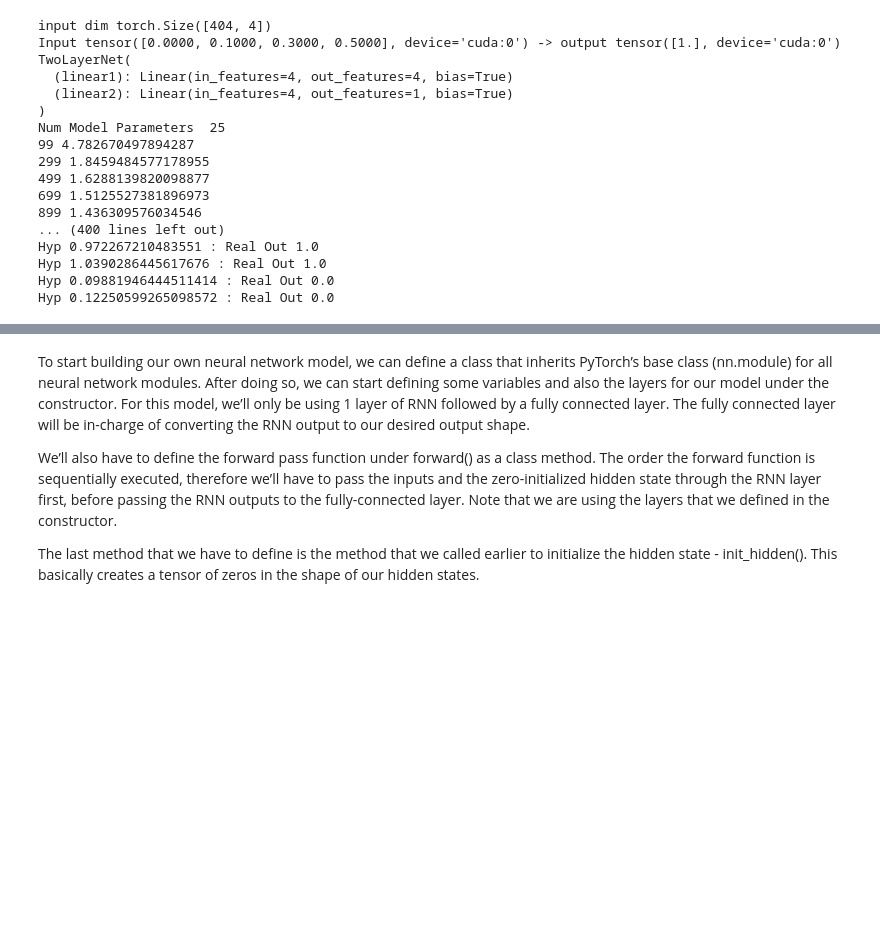
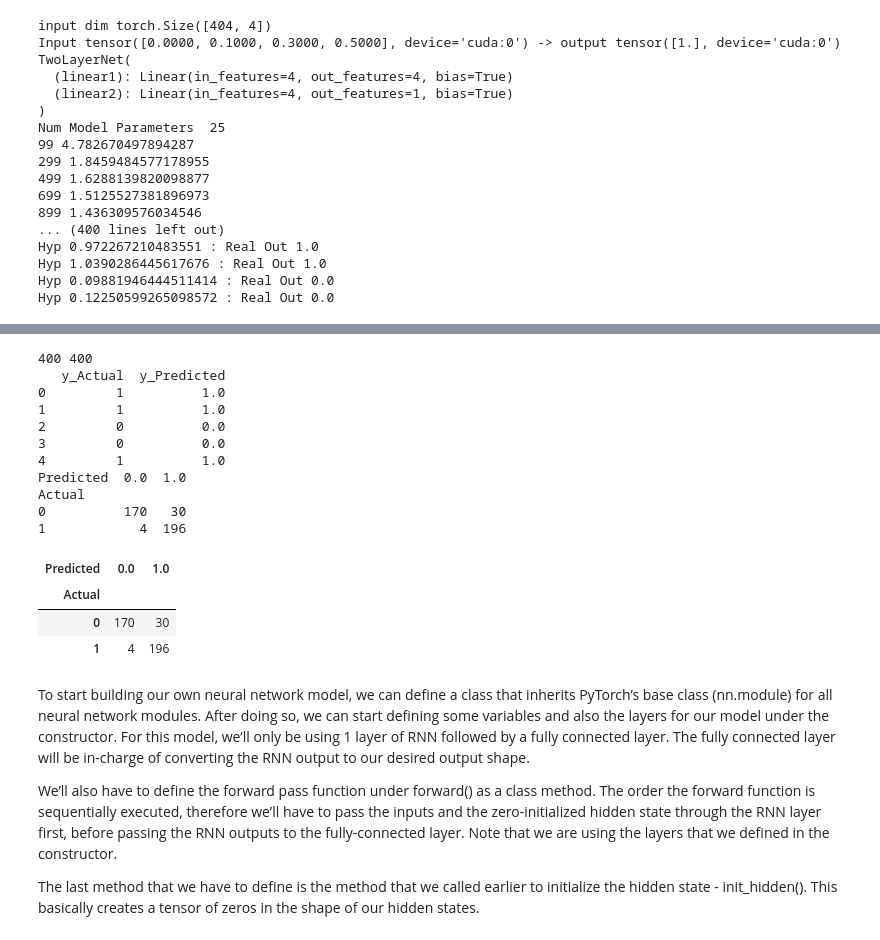
Before and after one commit to TzurV/scraper, a Jupyter notebook: WhatToDo.ipynb, the cells around one changed output, grey strips where cells are left out. Cells and saved outputs as stored; diff of their text form; code cells hidden in the pictures; blank space fills up the shorter version.

```diff
--- a/WhatToDo.ipynb
+++ b/WhatToDo.ipynb
@@ -255,3 +324,52 @@ Hyp 0.12250599265098572 : Real Out 0.0
+# %%
+XEvalData = npPos
+YEvalData = npOut
+for ii in range(99):
+    noise = np.random.normal(size=(4,4)) #/ 5
+    npPos1 = npPos+noise
+    XEvalData = np.concatenate((XEvalData, npPos1), axis=0)
+    YEvalData = np.concatenate((YEvalData, npOut ), axis=0)
+
+
+# evaluate
+x = torch.from_numpy(XEvalData.astype(np.float32))
+x = x.to(device)
+out = model(x)
+out = out.to('cpu')
+out = torch.squeeze((out))
+npPredicted = out.detach().numpy()
+npPredicted[npPredicted>0.5]  = 1
+npPredicted[npPredicted<=0.5] = 0
+
+data = {'y_Actual':    list(YEvalData),
+        'y_Predicted': list(npPredicted)
+        }
+print(len(data['y_Actual']), len(data['y_Predicted']))
+
+
+df = pd.DataFrame(data, columns=['y_Actual','y_Predicted'])
+print(df.head())
+
+
+confusion_matrix = pd.crosstab(df['y_Actual'], df['y_Predicted'], rownames=['Actual'], colnames=['Predicted'])
+print (confusion_matrix)
+confusion_matrix.style
+# %% [output]
+400 400
+   y_Actual  y_Predicted
+0         1          1.0
+1         1          1.0
+2         0          0.0
+3         0          0.0
+4         1          1.0
+Predicted  0.0  1.0
+Actual
+0          170   30
+1            4  196
+| Predicted | 0.0 | 1.0 |
+| Actual |  |  |
+| 0 | 170 | 30 |
+| 1 | 4 | 196 |
 # %% [markdown]
 To start building our own neural network model, we can define a class that inherits PyTorch’s base class (nn.module) for all neural network modules. After doing so, we can start defining some variables and also the layers for our model under the constructor. For this model, we’ll only be using 1 layer of RNN followed by a fully connected layer. The fully connected layer will be in-charge of converting the RNN output to our desired output shape.
 
```
Also changed, not shown: parts of 3 cells of this notebook.
